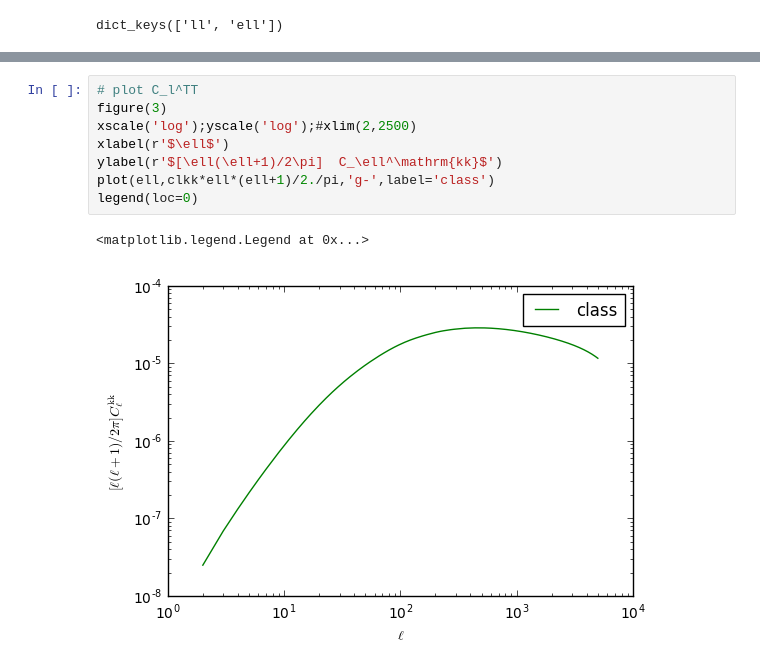
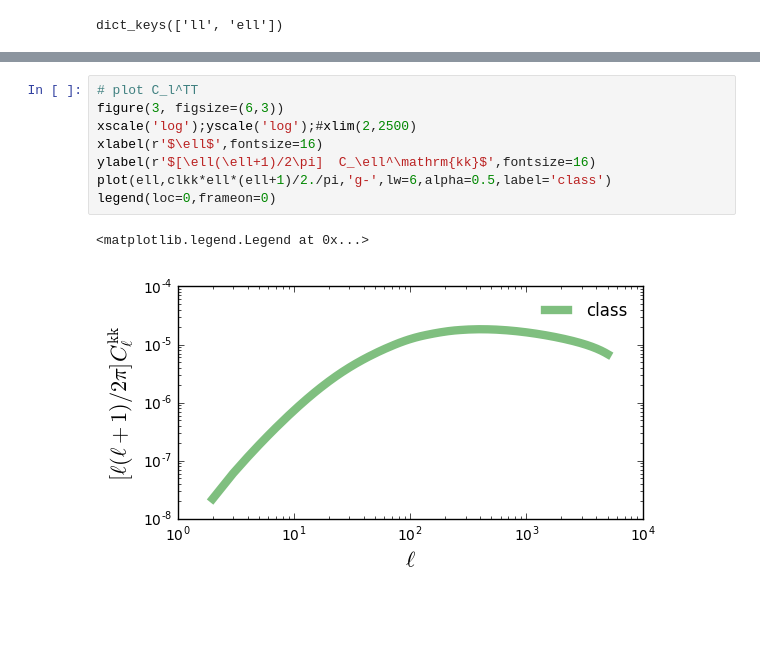
Before and after one commit to liuxx479/emudesgin, a Jupyter notebook: observables.ipynb, the cells around one changed output, grey strips where cells are left out. Cells and saved outputs as stored; diff of their text form; blank space fills up the shorter version.

```diff
--- a/observables.ipynb
+++ b/observables.ipynb
@@ -104,11 +155,11 @@ legend()
 # %%
 # plot C_l^TT
-figure(3)
+figure(3, figsize=(6,3))
 xscale('log');yscale('log');#xlim(2,2500)
-xlabel(r'$\ell$')
-ylabel(r'$[\ell(\ell+1)/2\pi]  C_\ell^\mathrm{kk}$')
-plot(ell,clkk*ell*(ell+1)/2./pi,'g-',label='class')
-legend(loc=0)
+xlabel(r'$\ell$',fontsize=16)
+ylabel(r'$[\ell(\ell+1)/2\pi]  C_\ell^\mathrm{kk}$',fontsize=16)
+plot(ell,clkk*ell*(ell+1)/2./pi,'g-',lw=6,alpha=0.5,label='class')
+legend(loc=0,frameon=0)
 # %% [output]
 <matplotlib.legend.Legend at 0x...>
-[figure, old version]
+[figure, new version]
```
Also changed, not shown: parts of 8 cells of this notebook.
